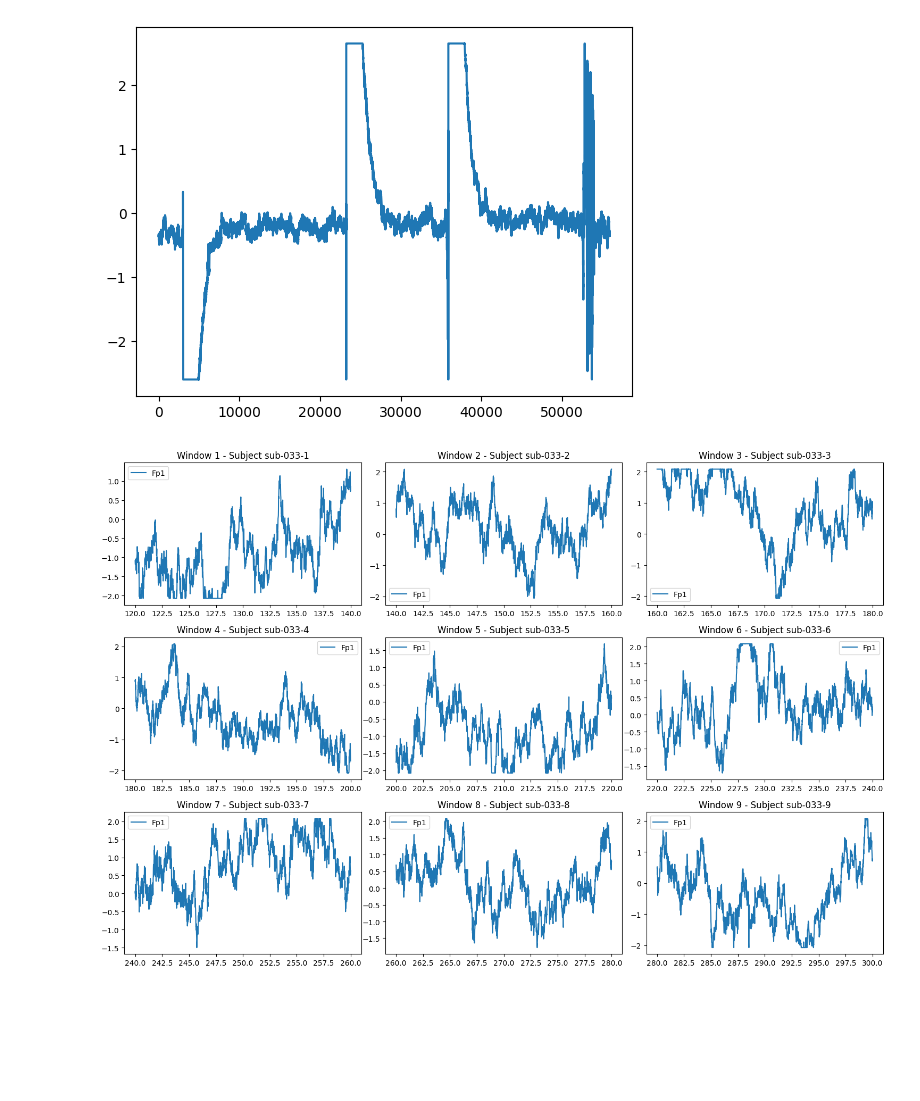
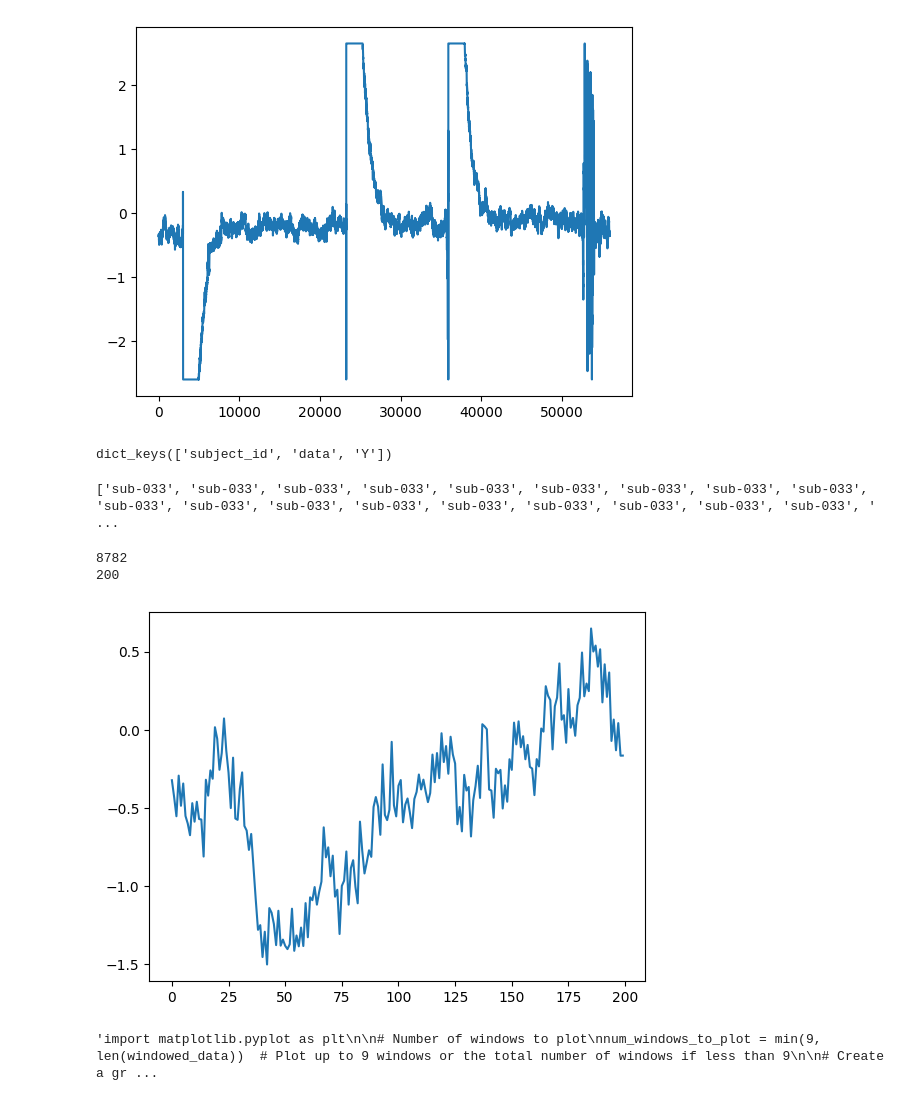
Before and after one commit to samshahriari/dsp, a Jupyter notebook: dsp_data/dataloader.ipynb, the cells around one changed output. Cells and saved outputs as stored; diff of their text form; code cells hidden in the pictures; blank space fills up the shorter version.

```diff
--- a/dsp_data/dataloader.ipynb
+++ b/dsp_data/dataloader.ipynb
@@ -23,7 +23,7 @@ Två npz-filer, en för träningsdata och en för testdata, många personer och
 
 Slutprodukt: Spara som dataframe
 # training_data_f = person X kanaler X datapunker/tid(10 s)
-# {person 1.1 : {k1: xxxxxxxxxx, k2: xxx, k3: xxx}} Y=dement
+# {subject_id : person1.1, data: {k1: xxxxxxxxxx, k2: xxx, k3: xxx},  Y=dement}
 # {person 1.2 : {k1: xxx, k2: xxx, k3: xxx}} Y = dement
 # {person 1.3 : {k1: xxx, k2: xxx, k3: xxx}}
 # {person 2.1 : {k1: xxx, k2: xxx, k3: xxx}} Y = frisk
@@ -43,7 +43,7 @@ parameters = {
     "test_size": 0.2,
     "train_size": 0.8,
     "channels": ['time', 'Fp1', 'Fp2', 'Cz', 'Pz'] , # Namn på kanalerna som
-    "window_size": 20, # Window size i sekunder
+    "window_size": 2, # Window size i sekunder
     "random_seed": 42,
     "clip_lower": -200,
     "clip_higher": 200
@@ -292,11 +291,64 @@ for subject in df:
         start_index = window_index * datapoints_per_window
         end_index = start_index + datapoints_per_window
         windowed_df = subject['data'].iloc[start_index:end_index]
-        new_subject_id = f"{subject['subject_id']}-{window_index + 1}"
+
 
         # Create a new dictionary for the windowed segment
         windowed_data.append({
-            'subject_id': new_subject_id,
+            'subject_id': subject['subject_id'],
             'data': windowed_df,
             'Y': subject['Y']
         })
+
+
+
+
+temp = df[0].keys()
+temp
+# %% [output]
+dict_keys(['subject_id', 'data', 'Y'])
+# %%
+windowed_data[0]
+print([windowed_data['subject_id'] for windowed_data in windowed_data])
+# %% [output]
+['sub-033', 'sub-033', 'sub-033', 'sub-033', 'sub-033', 'sub-033', 'sub-033', 'sub-033', 'sub-033', 'sub-033', 'sub-033', 'sub-033', 'sub-033', 'sub-033', 'sub-033', 'sub-033', 'sub-033', 'sub-033', ' ...
+# %%
+
+
+
+
+column_names = parameters['channels'][1:] #Förutsatt att time är första kanalen
+empty_df = []
+y_df = []
+
+
+for item in windowed_data:
+    row = []
+    y_df.append(item['Y'])
+    for channel in column_names:
+        temp = item['data'][channel].to_numpy()
+        row.append(temp)
+    row.append(item['subject_id'])
+
+    empty_df.append(row)
+
+column_names.append('subject_id')
+df_x = pd.DataFrame(empty_df, columns=column_names)
+df_y = pd.DataFrame(y_df, columns=['Y'])
+print(len(df_x))
+print(len(df_x.iloc[0]['Fp2']))
+plt.plot(df_x.iloc[0]['Fp2'])
+
+
+from sklearn.model_selection import GroupShuffleSplit
+gss = GroupShuffleSplit(test_size=0.2, n_splits=1, random_state=42)
+
+groups = df_x['subject_id']
+# Perform the split
+for train_idx, test_idx in gss.split(df_x, df_y, groups=groups):
+    X_train, X_test = df_x.iloc[train_idx], df_x.iloc[test_idx]
+    y_train, y_test = df_y.iloc[train_idx], df_y.iloc[test_idx]
+# %% [output]
+8782
+200
+[figure, added]
@@ -303,5 +357,5 @@ for subject in df:
 # %%
-import matplotlib.pyplot as plt
+"""import matplotlib.pyplot as plt
 
 # Number of windows to plot
 num_windows_to_plot = min(9, len(windowed_data))  # Plot up to 9 windows or the total number of windows if less than 9
@@ -323,6 +377,7 @@ for i in range(num_windows_to_plot):
 # Adjust layout
 plt.tight_layout()
 plt.show()
+"""
 # %% [output]
-[figure, removed]
+'import matplotlib.pyplot as plt\n\n# Number of windows to plot\nnum_windows_to_plot = min(9, len(windowed_data))  # Plot up to 9 windows or the total number of windows if less than 9\n\n# Create a gr ...
 # %%
```
Also changed, not shown: parts of 3 cells of this notebook, 1 other file.
